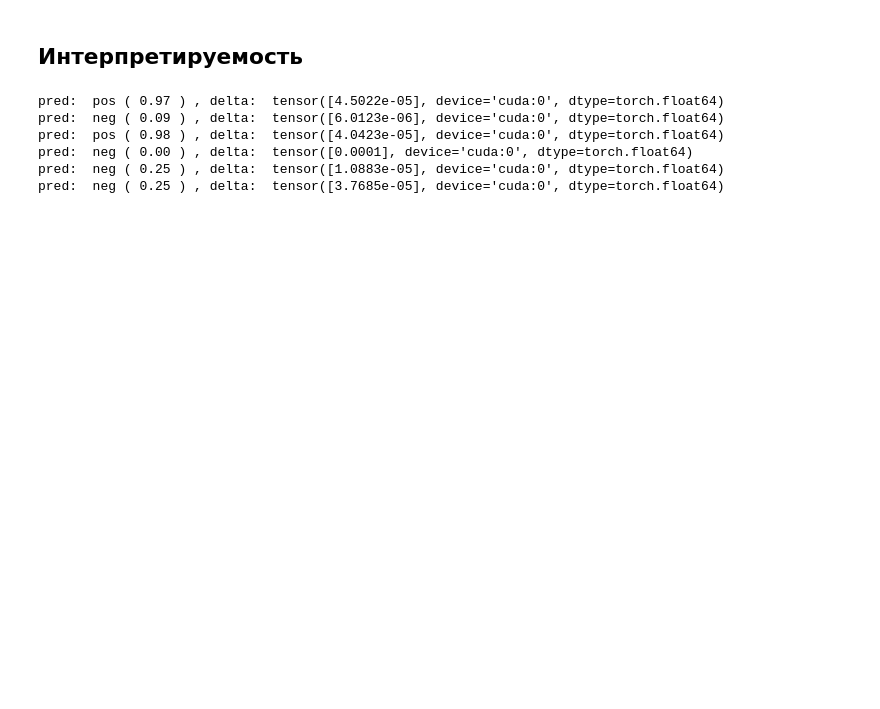
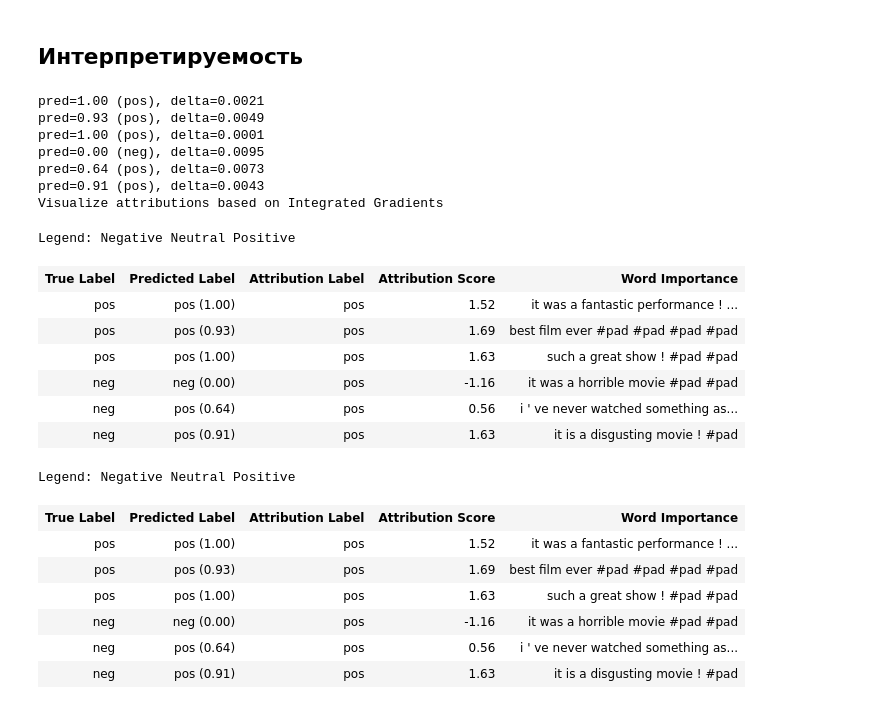
Before and after one commit to mikhailmartin/RiskModellingResearch-DeepLearning, a Jupyter notebook: Week7/nlp_example.ipynb, the cells around one changed output. Saved outputs shown, nothing was run; the diff lists cells and outputs as text; code cells hidden in the pictures; blank space fills up the shorter version.

```diff
--- a/Week7/nlp_example.ipynb
+++ b/Week7/nlp_example.ipynb
@@ -234,9 +279,8 @@ train_iter, valid_iter, test_iter = BucketIterator.splits(
 Вы можете использовать Conv2d с `in_channels=1, kernel_size=(kernel_sizes[0], emb_dim))` или Conv1d c `in_channels=emb_dim, kernel_size=kernel_size[0]`.
 # %%
 class CNN(nn.Module):
-    def __init__(self, vocab_size, emb_dim, out_channels, kernel_sizes, dropout=0.5,):
+    def __init__(self, vocab_size, emb_dim, out_channels, kernel_sizes, dropout=0.5) -> None:
         super().__init__()
-
         self.embedding = nn.Embedding(vocab_size, emb_dim)
         self.conv_0 = nn.Conv1d(emb_dim, out_channels, kernel_size=kernel_sizes[0])
         self.conv_1 = nn.Conv1d(emb_dim, out_channels, kernel_size=kernel_sizes[1])
@@ -268,11 +320,11 @@ max_epochs = 20
 # %%
 model = CNN(
-    vocab_size=vocab_size,
+    vocab_size=vocab_size,   # vocab_size уже посчитан выше = len(vocab.stoi)
     emb_dim=dim,
     out_channels=out_channels,
     kernel_sizes=kernel_sizes,
-    dropout=dropout
-    )
+    dropout=0.2,
+)
 
 model = model.to(device)
 # %%
@@ -337,15 +376,2 @@ Epoch: 6, Training Loss: 0.09724387899041176, Validation Loss: 0.366735517978668
 # %% [markdown]
 Посчитаем f1-score нашего классификатора на тестовом датасете.
-# %%
-prediction=[]
-label=[]
-with torch.no_grad():
-    for batch in test_iter:
-        input_embeds = batch.text.to(device)
-        labels = batch.label.to(device)
-        pr = model(input_embeds).cpu().detach().numpy().squeeze()
-        prediction.extend(np.where(pr > 0.5, 1, 0))
-
-        label.extend(labels.cpu())
-
-f1_score(label, prediction)
@@ -358,8 +394,6 @@ f1_score(label, prediction)
 # %%
 from captum.attr import LayerIntegratedGradients, TokenReferenceBase, visualization
 
-PAD_IND = TEXT.vocab.stoi['pad']
-
-token_reference = TokenReferenceBase(reference_token_idx=PAD_IND)
+token_reference = TokenReferenceBase(reference_token_idx=PAD_IDX)
 lig = LayerIntegratedGradients(model, model.embedding)
 # %%
@@ -422,14 +435,37 @@ def add_attributions_to_visualizer(attributions, text, pred, pred_ind, label, de
 # %%
-interpret_sentence(model, 'It was a fantastic performance !', label=1)
-interpret_sentence(model, 'Best film ever', label=1)
-interpret_sentence(model, 'Such a great show!', label=1)
-interpret_sentence(model, 'It was a horrible movie', label=0)
-interpret_sentence(model, 'I\'ve never watched something as bad', label=0)
-interpret_sentence(model, 'It is a disgusting movie!', label=0)
+for s, l in [
+    ("It was a fantastic performance !", 1),
+    ("Best film ever", 1),
+    ("Such a great show!", 1),
+    ("It was a horrible movie", 0),
+    ("I've never watched something as bad", 0),
+    ("It is a disgusting movie!", 0),
+]:
+    interpret_sentence(model, s, label=l)
+
+print("Visualize attributions based on Integrated Gradients")
+visualization.visualize_text(vis_data_records_ig)
 # %% [output]
-pred:  pos ( 0.97 ) , delta:  tensor([4.5022e-05], device='cuda:0', dtype=torch.float64)
-pred:  neg ( 0.09 ) , delta:  tensor([6.0123e-06], device='cuda:0', dtype=torch.float64)
-pred:  pos ( 0.98 ) , delta:  tensor([4.0423e-05], device='cuda:0', dtype=torch.float64)
-pred:  neg ( 0.00 ) , delta:  tensor([0.0001], device='cuda:0', dtype=torch.float64)
-pred:  neg ( 0.25 ) , delta:  tensor([1.0883e-05], device='cuda:0', dtype=torch.float64)
-pred:  neg ( 0.25 ) , delta:  tensor([3.7685e-05], device='cuda:0', dtype=torch.float64)
+pred=1.00 (pos), delta=0.0021
+pred=0.93 (pos), delta=0.0049
+pred=1.00 (pos), delta=0.0001
+pred=0.00 (neg), delta=0.0095
+pred=0.64 (pos), delta=0.0073
+pred=0.91 (pos), delta=0.0043
+Visualize attributions based on Integrated Gradients
+Legend: Negative Neutral Positive
+| True Label | Predicted Label | Attribution Label | Attribution Score | Word Importance |
+| pos | pos (1.00) | pos | 1.52 | it was a fantastic performance ! ... |
+| pos | pos (0.93) | pos | 1.69 | best film ever #pad #pad #pad #pad |
+| pos | pos (1.00) | pos | 1.63 | such a great show ! #pad #pad |
+| neg | neg (0.00) | pos | -1.16 | it was a horrible movie #pad #pad |
+| neg | pos (0.64) | pos | 0.56 | i ' ve never watched something as... |
+| neg | pos (0.91) | pos | 1.63 | it is a disgusting movie ! #pad |
+Legend: Negative Neutral Positive
+| True Label | Predicted Label | Attribution Label | Attribution Score | Word Importance |
+| pos | pos (1.00) | pos | 1.52 | it was a fantastic performance ! ... |
+| pos | pos (0.93) | pos | 1.69 | best film ever #pad #pad #pad #pad |
+| pos | pos (1.00) | pos | 1.63 | such a great show ! #pad #pad |
+| neg | neg (0.00) | pos | -1.16 | it was a horrible movie #pad #pad |
+| neg | pos (0.64) | pos | 0.56 | i ' ve never watched something as... |
+| neg | pos (0.91) | pos | 1.63 | it is a disgusting movie ! #pad |
```
Also changed, not shown: parts of 22 cells of this notebook, 1 other file.
